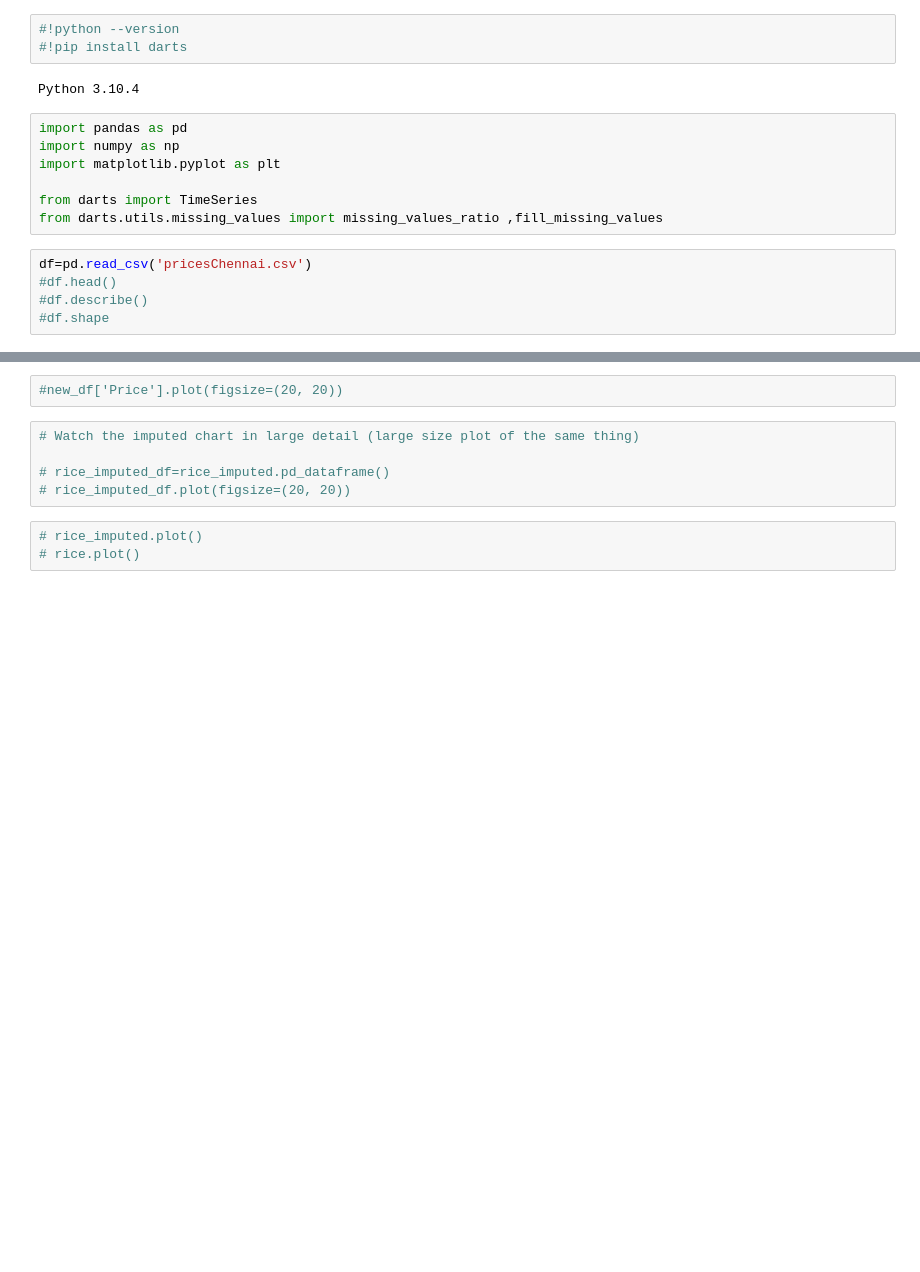
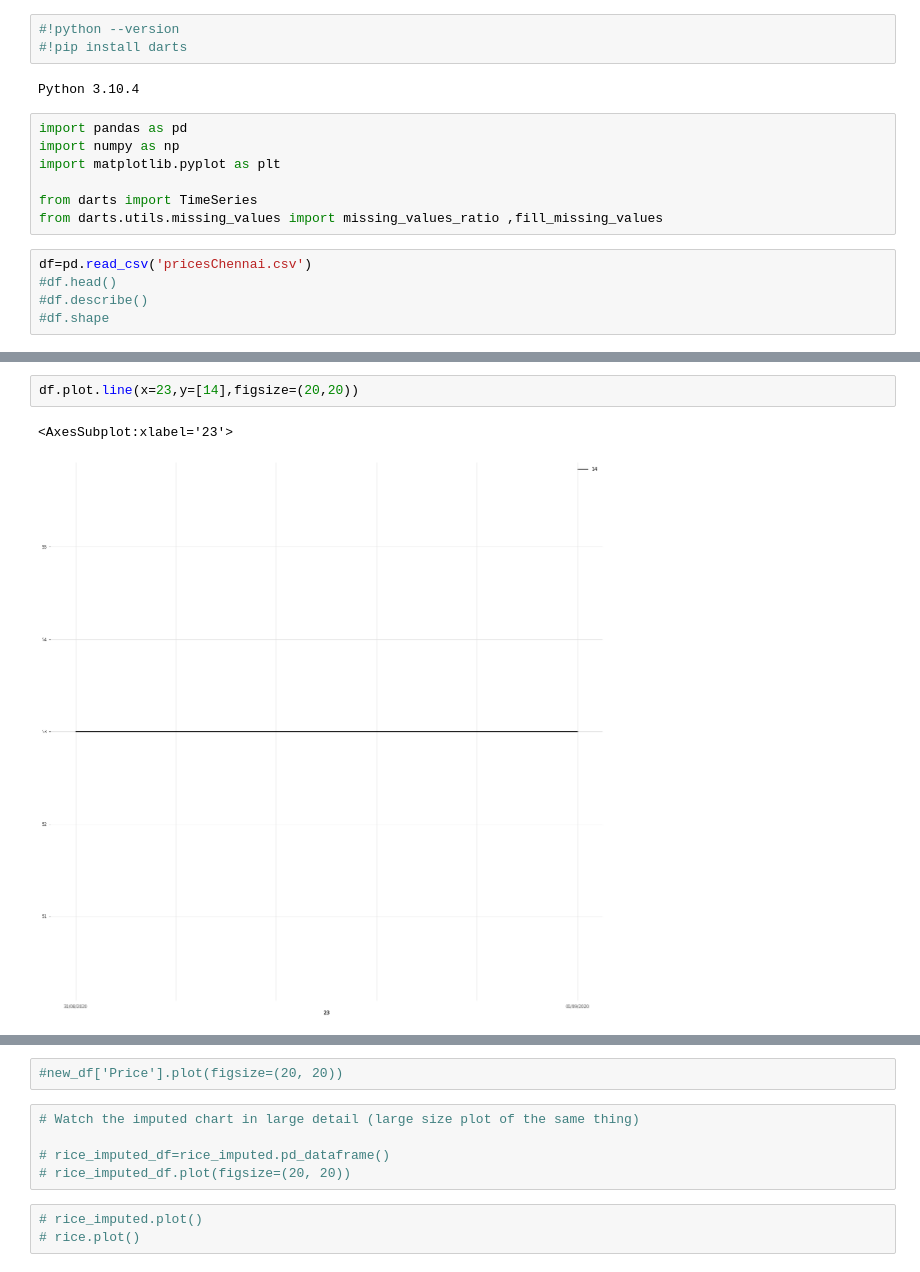
Before and after one commit to aadityarock2000/Price-history-analysis, a Jupyter notebook: Darts on Rice Prices.ipynb, the cells around one changed output, grey strips where cells are left out. Drawn from its saved outputs; the diff is of its cells as text; blank space fills up the shorter version.

```diff
--- a/Darts on Rice Prices.ipynb
+++ b/Darts on Rice Prices.ipynb
@@ -34 +39,6 @@ def create_imputed_timeseries(c):
+# %%
+df.plot.line(x=23,y=[14],figsize=(20,20))
+# %% [output]
+<AxesSubplot:xlabel='23'>
+[figure, added]
 # %%
```
Also changed, not shown: parts of 36 cells of this notebook, 4 other files.
